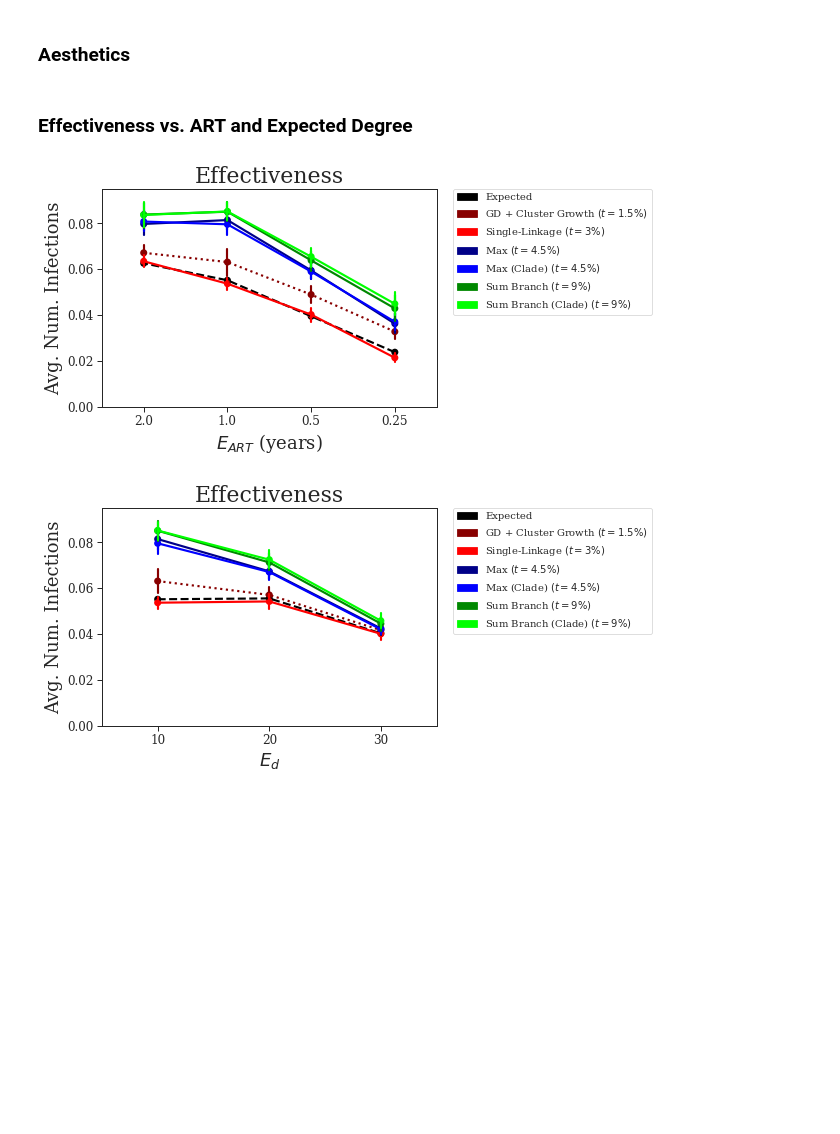
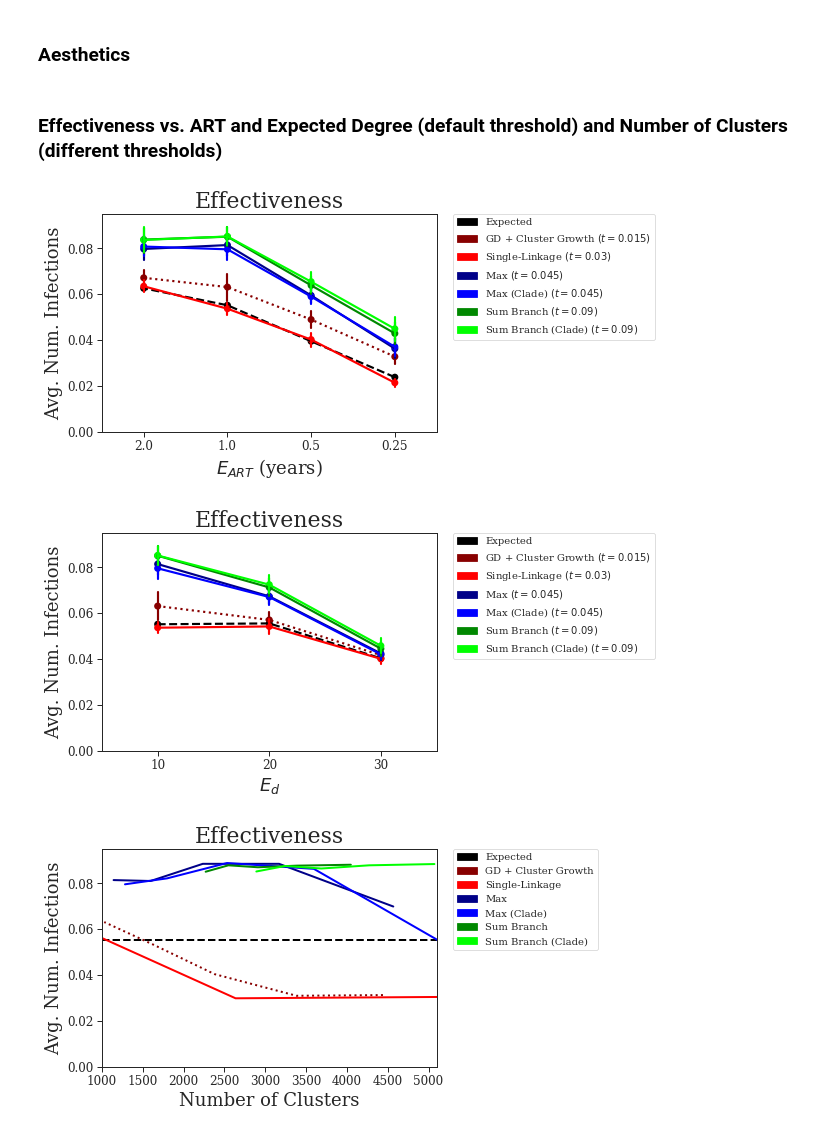
Before and after one commit to niemasd/Tree-Based-Clustering-Paper, a Jupyter notebook: figures/Figures.ipynb, the cells around one changed output. Cells and saved outputs as stored; diff of their text form; code cells hidden in the pictures; blank space fills up the shorter version.

Commit message:
Added effectiveness vs. number of clusters figure

```diff
--- a/figures/Figures.ipynb
+++ b/figures/Figures.ipynb
@@ -6,10 +6,11 @@ from gzip import open as gopen
 from matplotlib import rcParams
 from matplotlib.patches import Patch
 from pickle import load,dump
-from seaborn import pointplot,set_context,set_style
+from seaborn import lineplot,pointplot,set_context,set_style
 import matplotlib.pyplot as plt
 EART = r'E_{ART}'
 ED = r'E_{d}'
+avg = lambda x: sum(x)/len(x)
 # %% [markdown]
 ### Aesthetics
 # %%
@@ -37,12 +38,12 @@ meta = {
     'label': {
         'avg_clade': 'Average (Clade)',
         'expected': 'Expected',
-        'hivtrace': r'GD + Cluster Growth $(t=1.5\%)$',
-        'max': r'Max $(t=4.5\%)$',
-        'max_clade': r'Max (Clade) $(t=4.5\%)$',
-        'single_linkage': r'Single-Linkage $(t=3\%)$',
-        'sum_branch': r'Sum Branch $(t=9\%)$',
-        'sum_branch_clade': r'Sum Branch (Clade) $(t=9\%)$',
+        'hivtrace': 'GD + Cluster Growth',
+        'max': 'Max',
+        'max_clade': 'Max (Clade)',
+        'single_linkage': 'Single-Linkage',
+        'sum_branch': 'Sum Branch',
+        'sum_branch_clade': 'Sum Branch (Clade)',
     },
 
     'linestyle': {
@@ -61,46 +62,87 @@ set_context("paper", rc=RC)
 set_style("ticks")
 rcParams['font.family'] = 'serif'
 # %% [markdown]
-### Effectiveness vs. ART and Expected Degree
+### Effectiveness vs. ART and Expected Degree (default threshold) and Number of Clusters (different thresholds)
 # %%
+default_threshold = {
+    'expected': None,
+    'hivtrace': 0.015,
+    'single_linkage': 0.03,
+    'max': 0.045,
+    'max_clade': 0.045,
+    'sum_branch': 0.09,
+    'sum_branch_clade': 0.09,
+}
 eff_order = ['expected','hivtrace','single_linkage','max','max_clade','sum_branch','sum_branch_clade']
 eff_handles = [Patch(color=meta['color'][m], label=meta['label'][m]) for m in eff_order]
+eff_handles_with_thresh = list()
+for m in eff_order:
+    if m == 'expected':
+        eff_handles_with_thresh.append(Patch(color=meta['color'][m], label=meta['label'][m]))
+    else:
+        eff_handles_with_thresh.append(Patch(color=meta['color'][m], label=r"%s $(t=%s)$"%(meta['label'][m],str(default_threshold[m]))))
+
 eff_data = load(gopen('DATA.EFFECTIVENESS.pkl.gz'))
 eff_ymax = 0.095 #max(e for d in eff_data for r in eff_data[d] for m in eff_data[d][r] for e in eff_data[d][r][m])
 
 # Effectiveness vs. ART
 fig = plt.figure()
 for m in eff_order:
-    x = list(); y = list()
-    for r in sorted(eff_data[10].keys()):
-        y += eff_data[10][r][m]; x += [1./r]*len(eff_data[10][r][m])
+    x = list(); y = list(); t = default_threshold[m]
+    for r in sorted(eff_data[m][10].keys()):
+        y += eff_data[m][10][r][t]['efficacy']; x += [1./r]*len(eff_data[m][10][r][t]['efficacy'])
     ax = pointplot(x=x, y=y, color=meta['color'][m], linestyles=meta['linestyle'][m])
 ax.invert_xaxis()
 plt.ylim(ymin=0, ymax=eff_ymax)
 plt.title("Effectiveness", size=22)
 plt.xlabel(r"$%s$ (years)"%EART, size=18)
 plt.ylabel("Avg. Num. Infections", size=18)
-legend = plt.legend(handles=eff_handles,bbox_to_anchor=(1.05, 1), loc=2, borderaxespad=0., frameon=True)
+legend = plt.legend(handles=eff_handles_with_thresh,bbox_to_anchor=(1.05, 1), loc=2, borderaxespad=0., frameon=True)
 plt.show()
 fig.savefig('effectiveness_art.pdf', format='pdf', bbox_extra_artists=(legend,), bbox_inches='tight')
 plt.close()
 
 # Effectiveness vs. Expected Degree
 fig = plt.figure()
 for m in eff_order:
-    x = list(); y = list()
-    for d in sorted(eff_data.keys()):
-        y += eff_data[d][1][m]; x += [d]*len(eff_data[d][1][m])
+    x = list(); y = list(); t = default_threshold[m]
+    for d in sorted(eff_data[m].keys()):
+        y += eff_data[m][d][1][t]['efficacy']; x += [d]*len(eff_data[m][d][1][t]['efficacy'])
     ax = pointplot(x=x, y=y, color=meta['color'][m], linestyles=meta['linestyle'][m])
 plt.ylim(ymin=0, ymax=eff_ymax)
 plt.title("Effectiveness", size=22)
 plt.xlabel(r"$%s$"%ED, size=18)
 plt.ylabel("Avg. Num. Infections", size=18)
-legend = plt.legend(handles=eff_handles,bbox_to_anchor=(1.05, 1), loc=2, borderaxespad=0., frameon=True)
+legend = plt.legend(handles=eff_handles_with_thresh,bbox_to_anchor=(1.05, 1), loc=2, borderaxespad=0., frameon=True)
 plt.show()
 fig.savefig('effectiveness_degree.pdf', format='pdf', bbox_extra_artists=(legend,), bbox_inches='tight')
 plt.close()
+
+# Effectiveness vs. Number of Clusters
+xmin = 1000 #1029
+xmax = 5100 #4442
+fig = plt.figure()
+for m in eff_order:
+    if m == 'expected':
+        x = [xmin-1,xmax+1]; y = [avg(eff_data[m][10][1][None]['efficacy'])]*2
+    else:
+        x = list(); y = list()
+        for t in eff_data[m][10][1]:
+        #    y += eff_data[m][10][1][t]['efficacy']; x += [avg(eff_data[m][10][1][t]['num_clusters'])]*len(eff_data[m][10][1][t]['efficacy'])
+            x.append(avg(eff_data[m][10][1][t]['num_clusters']))
+            y.append(avg(eff_data[m][10][1][t]['efficacy']))
+    plt.plot(x, y, color=meta['color'][m], linestyle=meta['linestyle'][m], linewidth=2)
+plt.xlim(xmin=xmin, xmax=xmax)
+plt.ylim(ymin=0, ymax=eff_ymax)
+plt.title("Effectiveness", size=22)
+plt.xlabel("Number of Clusters", size=18)
+plt.ylabel("Avg. Num. Infections", size=18)
+legend = plt.legend(handles=eff_handles,bbox_to_anchor=(1.05, 1), loc=2, borderaxespad=0., frameon=True)
+plt.show()
+fig.savefig('effectiveness_clusters.pdf', format='pdf', bbox_extra_artists=(legend,), bbox_inches='tight')
+plt.close()
 set_context("paper", rc=RC)
 # %% [output]
-[figure, old version]
+[figure, new version]
 [figure]
+[figure, added]
```
